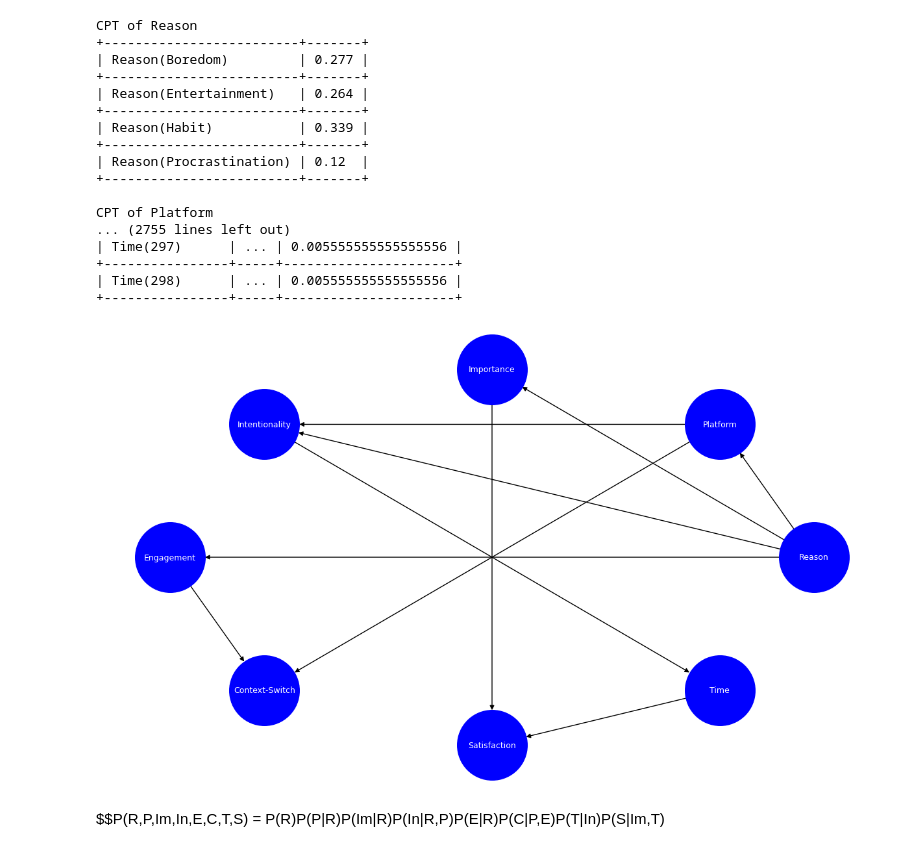
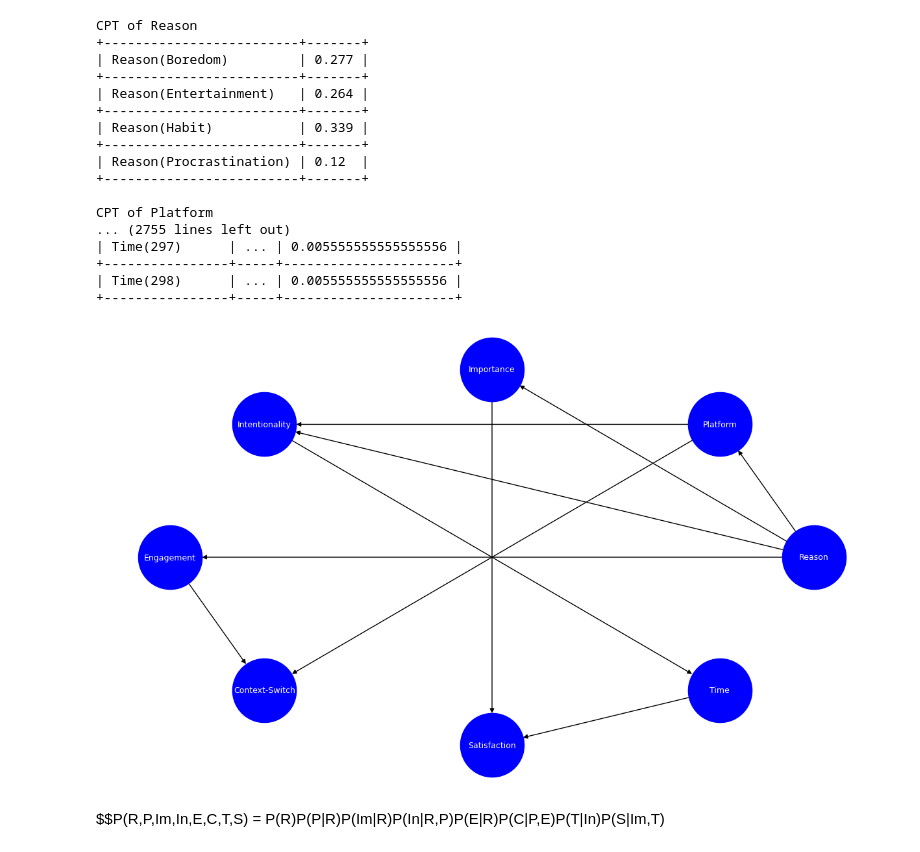
Before and after one commit to Jtries/socialMediaBayes, a Jupyter notebook: social_media_bayes.ipynb, the cells around one changed output. Saved outputs shown, nothing was run; the diff lists cells and outputs as text; code cells hidden in the pictures.

```diff
--- a/social_media_bayes.ipynb
+++ b/social_media_bayes.ipynb
@@ -102,7 +116,7 @@ To build a Bayesian Network, variables are inserted one by one following an orde
     - Importance -> Satisfaction, Time -> Satisfaction: the satisfaction associated to the session depends on the ratio between its importance and its duration
 # %%
 # Defines the BN
-logic_driven_model = DiscreteBayesianNetwork([
+custom_model = DiscreteBayesianNetwork([
     ('Reason', 'Platform'),
     ('Reason', 'Importance'),
     ('Reason', 'Intentionality'),
@@ -116,11 +130,11 @@ logic_driven_model = DiscreteBayesianNetwork([
 ])
 
 # Fits the data into the BN to learn the CPTs (a CPT is a table that specifies the probability of each value of a variable for every combination of values of its parents)
-logic_driven_model.cpds = []
-logic_driven_model.fit(selected_data)
+custom_model.cpds = []
+custom_model.fit(selected_data)
 
 # Prints the CPTs
-for cpd in logic_driven_model.get_cpds():
+for cpd in custom_model.get_cpds():
     print('CPT of {}'.format(cpd.variable))
     print(cpd, '\n')
 # %% [output]
@@ -143,13 +157,11 @@ CPT of Platform
 +----------------+-----+----------------------+
 | Time(298)      | ... | 0.005555555555555556 |
 +----------------+-----+----------------------+
-# %%
-# Visualises the BN
-plt.figure(figsize=(12, 7))
-nx.draw_circular(logic_driven_model, node_color='b', node_size=6000, with_labels=True, font_color='w', font_size=9)
-plt.show()
-# %% [output]
-[figure, removed]
+# %%
+# Visualises the BN
+visualize_model(custom_model)
+# %% [output]
+[figure, added]
 # %% [markdown]
 $$P(R,P,Im,In,E,C,T,S) = P(R)P(P|R)P(Im|R)P(In|R,P)P(E|R)P(C|P,E)P(T|In)P(S|Im,T)
 # %% [markdown]
```
Also changed, not shown: parts of 9 cells of this notebook.
